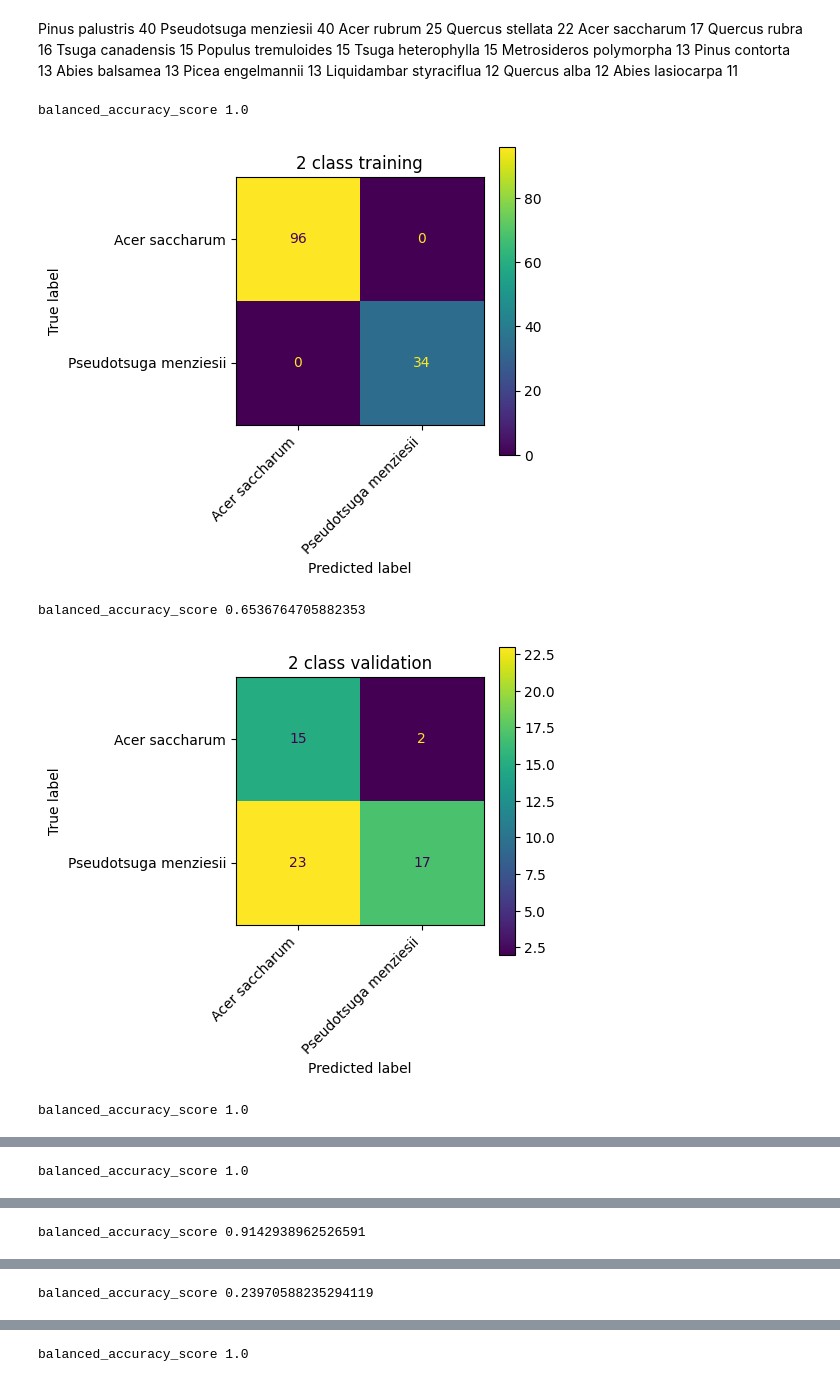
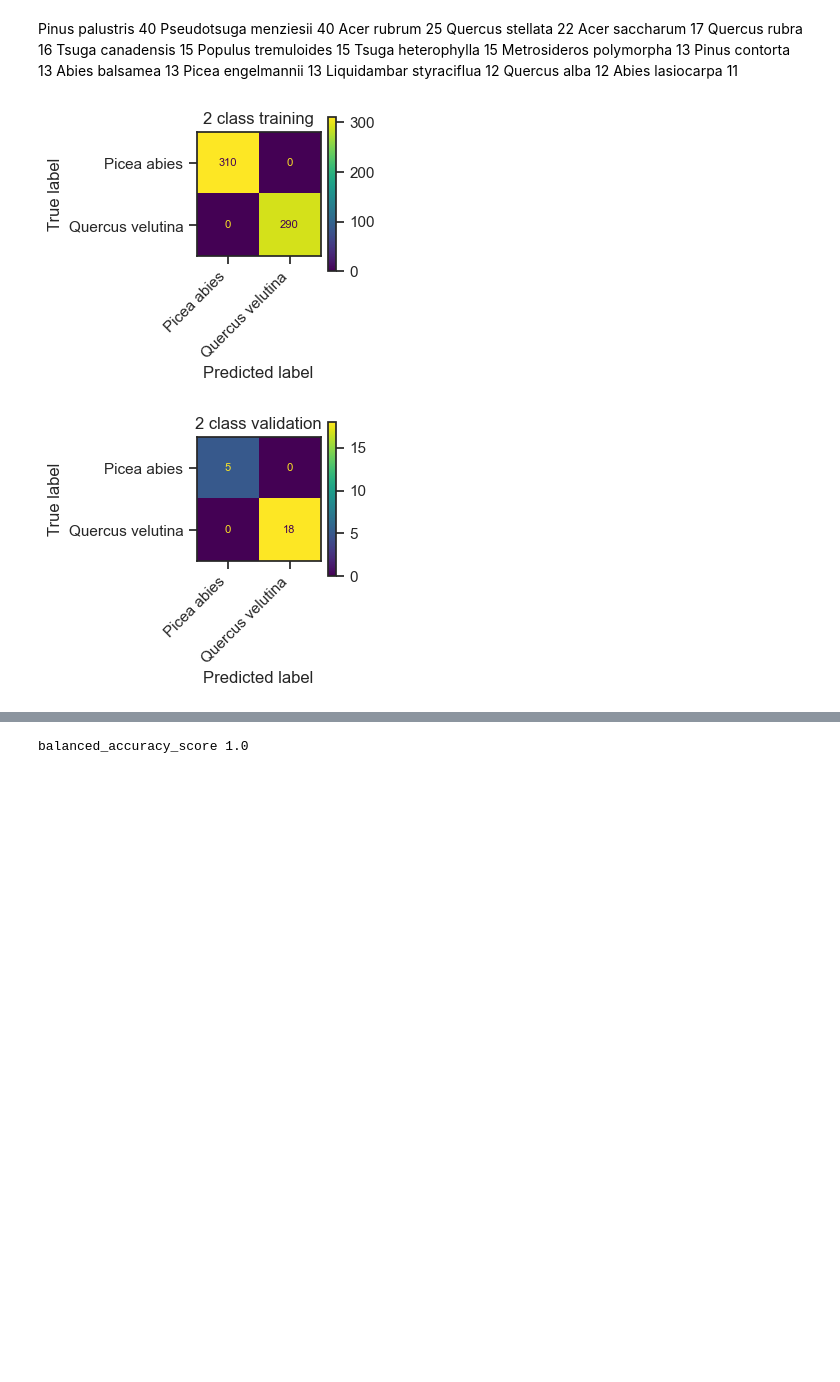
Before and after one commit to ArianeMora/remseno, a Jupyter notebook: notebooks/N3_ML.ipynb, the cells around one changed output, grey strips where cells are left out. Cells and saved outputs as stored; diff of their text form; code cells hidden in the pictures; blank space fills up the shorter version.

```diff
--- a/notebooks/N3_ML.ipynb
+++ b/notebooks/N3_ML.ipynb
@@ -118,7 +227,7 @@ def get_scores(y, y_pred, print_scores=True, plot_plots=False):
 
     return [score]#, plot
 
-def classify(training_df, training_cols, clf=None, test_percent=30, label='', plot_on=False, clf_type='rf'):
+def classify(training_df, training_cols, clf=None, test_percent=30, label='', plot_on=True, clf_type='rf'):
     X = training_df[training_cols].values
     X = np.nan_to_num(X)
     min_x = X.min(axis=0)
@@ -141,12 +250,12 @@ def classify(training_df, training_cols, clf=None, test_percent=30, label='', pl
         y = y_test
 
     y_pred = clf.predict(X)
-    return get_scores(y, y_pred), clf
-#     if plot_on:
-#         cm = confusion_matrix(y, y_pred, labels=clf.classes_)
-#         disp = ConfusionMatrixDisplay(confusion_matrix=cm, display_labels=clf.classes_)
-#         disp.plot()
-#         plt.title(label)
-#         plt.xticks(rotation=45, ha='right')
-#         plt.show()
-#     return clf
+    if plot_on:
+        cm = confusion_matrix(y, y_pred, labels=clf.classes_)
+        disp = ConfusionMatrixDisplay(confusion_matrix=cm, display_labels=clf.classes_)
+        disp.plot()
+        plt.title(label)
+        plt.xticks(rotation=45, ha='right')
+        plt.savefig(f'{fig_dir}Figure3_{label}.svg')
+        plt.show()
+    return clf# get_scores(y, y_pred), clf
@@ -201,8 +560,14 @@ Picea engelmannii          13
 Liquidambar styraciflua    12
 Quercus alba               12
 Abies lasiocarpa           11
+# %%
+sp_2 = ['Quercus velutina', 'Picea abies']
+sp_2_imb = ['Juglans nigra', 'Quercus velutina']
+sp_3 = ['Quercus velutina', 'Picea abies', 'Pinus strobus']
+sp_4 = ['Quercus velutina', 'Pinus taeda', 'Picea abies', 'Juglans nigra']
 # %%
 bands = [1, 2, 3, 4, 5, 6, 7, 8]
+plt.rcParams["figure.figsize"] = (2,2)
 training_cols = [f'band_{i}' for i in bands] + ['nitian', 'ndvi', 'sr', 'tvi', 'gi', 'gndvi', 'pri', 'osavi', 'tcari', 'redge', 'redge2',
             'siredge', 'normg', 'schl', 'schlcar']
 
@@ -216,35 +581,32 @@ clf = classify(valid_df, training_cols, clf=clf, label='2 class validation')
 
 # ---------- 2 class problem with imbalance
 test_species = sp_2_imb
 training_df = train_df[train_df.species.isin(test_species)]
 valid_df = neon_gold_df[neon_gold_df.species.isin(test_species)]
 clf = classify(training_df, training_cols, label='2 class training imbalanced')
 clf = classify(valid_df, training_cols, clf=clf, label='2 class validation imbalanced')
 
 # ---------- 3 class problem
 test_species = sp_3
 training_df = train_df[train_df.species.isin(test_species)]
 valid_df = neon_gold_df[neon_gold_df.species.isin(test_species)]
 clf = classify(training_df, training_cols, label='3 class training')
 clf = classify(valid_df, training_cols, clf=clf, label='3 class validation')
 
 # ---------- 4 class problem
 test_species = sp_4
 training_df = train_df[train_df.species.isin(test_species)]
 valid_df = neon_gold_df[neon_gold_df.species.isin(test_species)]
 clf = classify(training_df, training_cols, label='4 class training')
 clf = classify(valid_df, training_cols, clf=clf, label='4 class validation')
 
 plt.rcParams["figure.figsize"] = (8,8)
 
 # ---------- All
 training_df = train_df.copy() #[train_df.species.isin(test_species)]
 valid_df = neon_gold_df.copy() #[neon_gold_df.species.isin(test_species)]
 clf = classify(training_df, training_cols, label='All class training')
 clf = classify(valid_df, training_cols, clf=clf, label='All class validation')
 # %% [output]
-balanced_accuracy_score 1.0
-[figure, old version]
+[figure, new version]
-balanced_accuracy_score 0.6536764705882353
-[figure, old version]
+[figure, new version]
-balanced_accuracy_score 1.0
@@ -252 +613,0 @@ balanced_accuracy_score 1.0
-balanced_accuracy_score 1.0
@@ -254 +614,0 @@ balanced_accuracy_score 1.0
-balanced_accuracy_score 0.9142938962526591
@@ -256 +615,0 @@ balanced_accuracy_score 0.9142938962526591
-balanced_accuracy_score 0.23970588235294119
```
Also changed, not shown: parts of 26 cells of this notebook, 1 other file.
